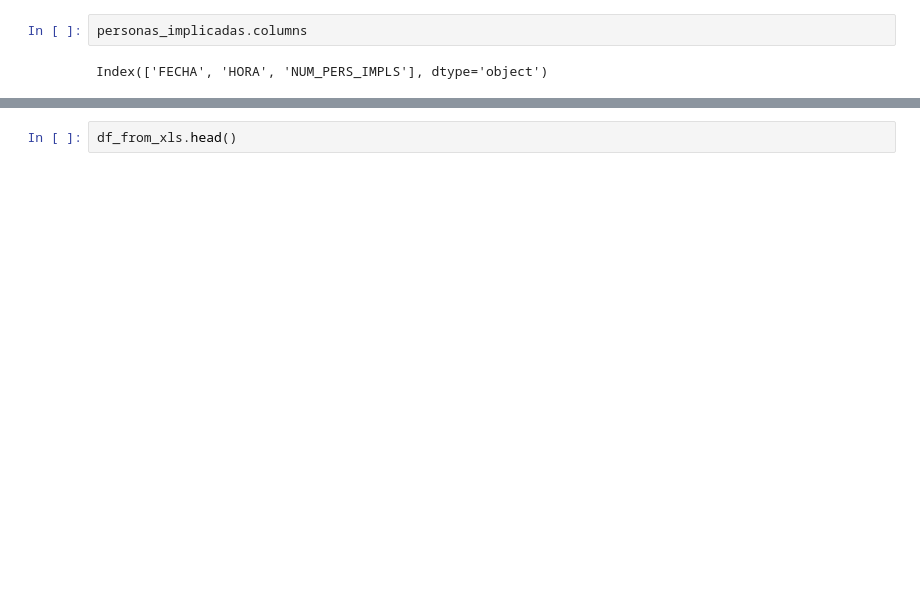
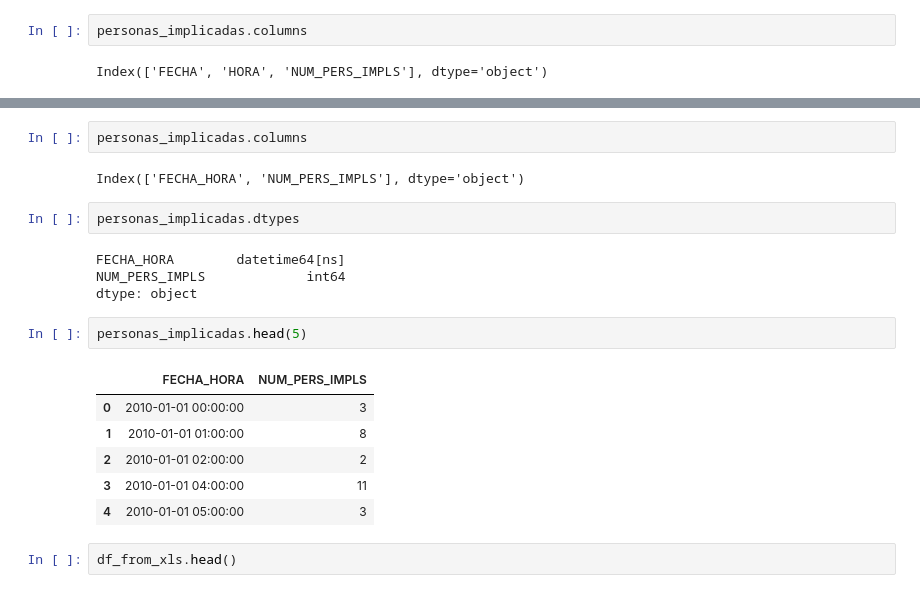
Before and after one commit to arodmas/TFM_Accident_reduction_plan_in_the_city_of_Madrid, a Jupyter notebook: 02_Desarrollo/02_ciclo_prueba_muestra_ordenado.ipynb, the cells around one changed output, grey strips where cells are left out. Drawn from its saved outputs; the diff is of its cells as text; blank space fills up the shorter version.

```diff
--- a/02_Desarrollo/02_ciclo_prueba_muestra_ordenado.ipynb
+++ b/02_Desarrollo/02_ciclo_prueba_muestra_ordenado.ipynb
@@ -1150,3 +1220,22 @@ dtype: object
+# %%
+personas_implicadas.columns
+# %% [output]
+Index(['FECHA_HORA', 'NUM_PERS_IMPLS'], dtype='object')
+# %%
+personas_implicadas.dtypes
+# %% [output]
+FECHA_HORA        datetime64[ns]
+NUM_PERS_IMPLS             int64
+dtype: object
+# %%
+personas_implicadas.head(5)
+# %% [output]
+|  | FECHA_HORA | NUM_PERS_IMPLS |
+| 0 | 2010-01-01 00:00:00 | 3 |
+| 1 | 2010-01-01 01:00:00 | 8 |
+| 2 | 2010-01-01 02:00:00 | 2 |
+| 3 | 2010-01-01 04:00:00 | 11 |
+| 4 | 2010-01-01 05:00:00 | 3 |
 # %%
 df_from_xls.head()
 # %% [output]
```
Also changed, not shown: parts of 53 cells of this notebook, 3 other files.
